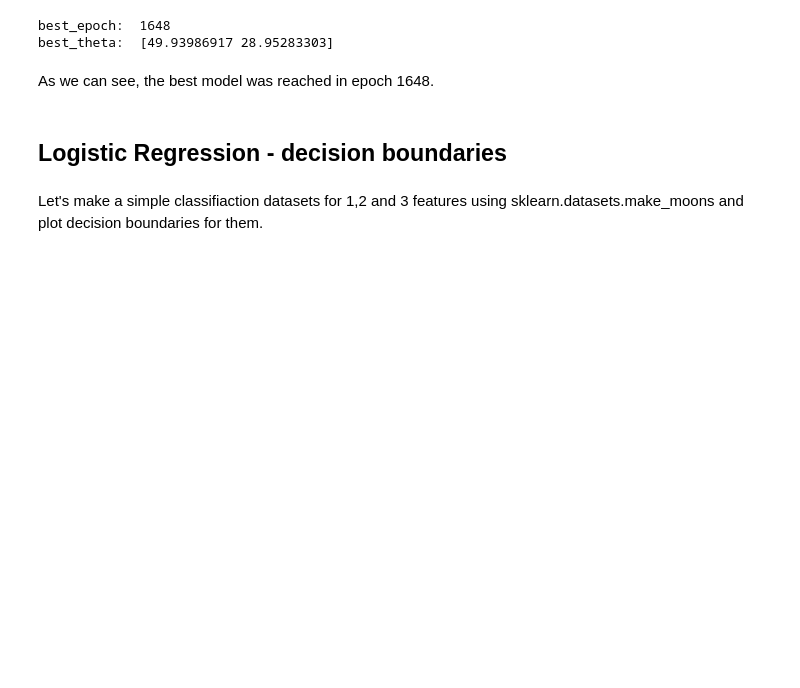
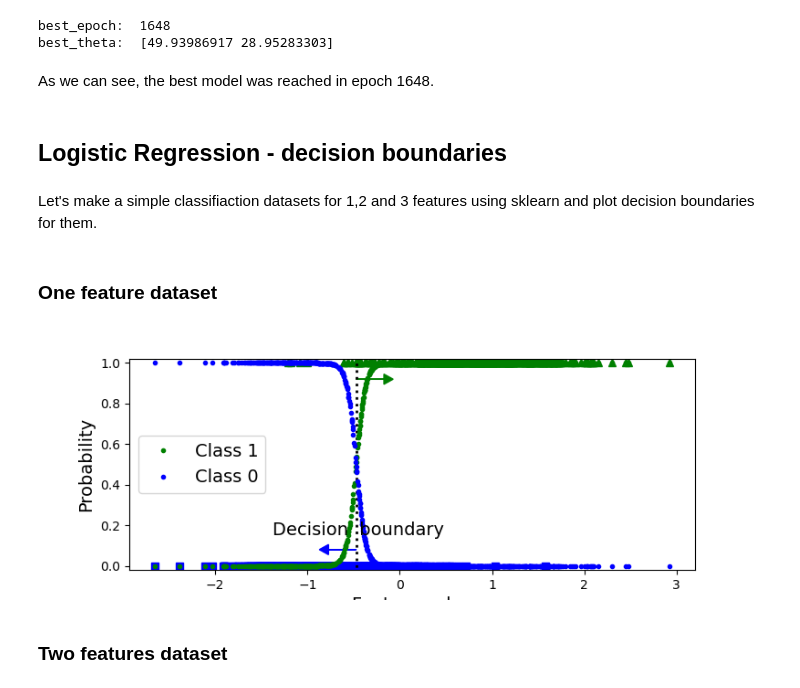
Before and after one commit to ArkadiuszSlowik/ml-models, a Jupyter notebook: model_understanding.ipynb, the cells around one changed output. Drawn from its saved outputs; the diff is of its cells as text; code cells hidden in the pictures; blank space fills up the shorter version.

```diff
--- a/model_understanding.ipynb
+++ b/model_understanding.ipynb
@@ -350,4 +346,34 @@ As we can see, the best model was reached in epoch 1648.
 # %% [markdown]
 <h2> Logistic Regression - decision boundaries </h2>
 # %% [markdown]
-Let's make a simple classifiaction datasets for 1,2 and 3 features using sklearn.datasets.make_moons and plot decision boundaries for them.
+Let's make a simple classifiaction datasets for 1,2 and 3 features using sklearn and plot decision boundaries for them.
+# %% [markdown]
+<h3> One feature dataset </h3>
+# %%
+%%capture --no-display
+
+X, y = datasets.make_classification(n_samples=1000, n_features=1, n_informative=1, n_redundant=0, n_clusters_per_class=1)
+
+X_train, X_test, y_train, y_test = train_test_split(
+    X, y, test_size=0.2, random_state=42)
+
+X_std = X_train.copy()
+X_val_std = X_test.copy()
+
+std_pipeline = Pipeline([
+    ('std_scaler', StandardScaler()),
+    ])
+
+X_std = std_pipeline.fit_transform(X_std.reshape(-1, 1))
+X_val_std = std_pipeline.transform(X_val_std.reshape(-1, 1))
+# %%
+%%capture --no-display
+
+lr = logistic_regression_BGD()
+lr.fit(X_std,y_train, 400, theta=np.array([10, 20]))
+y_proba = lr.predict_proba(X_std)
+decision_boundary(X_std, y_train, X_std, y_proba, style='dots')
+# %% [output]
+[figure, added]
+# %% [markdown]
+<h3> Two features dataset </h3>
```
Also changed, not shown: parts of 15 cells of this notebook, 1 other file.
